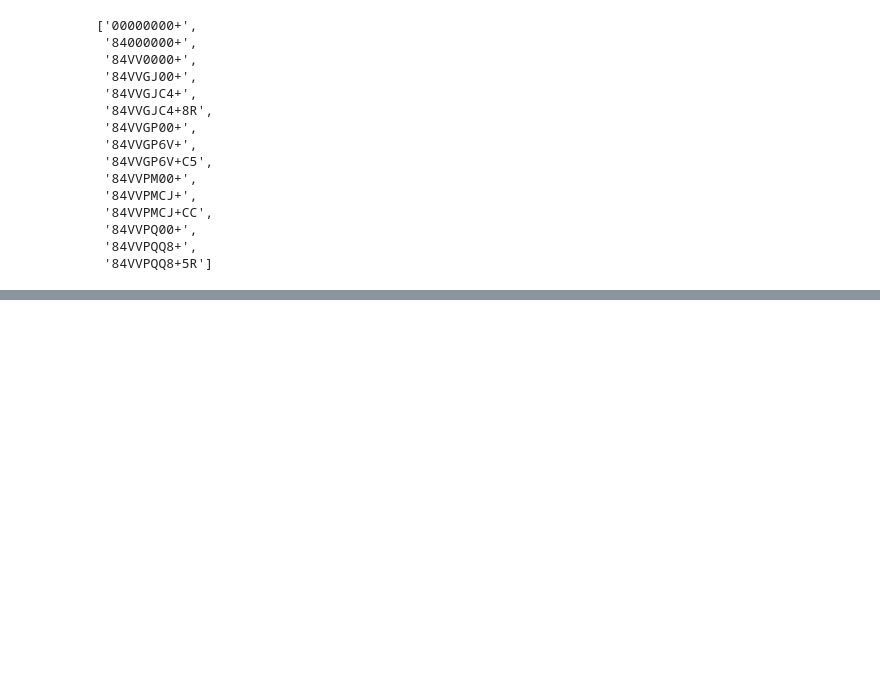
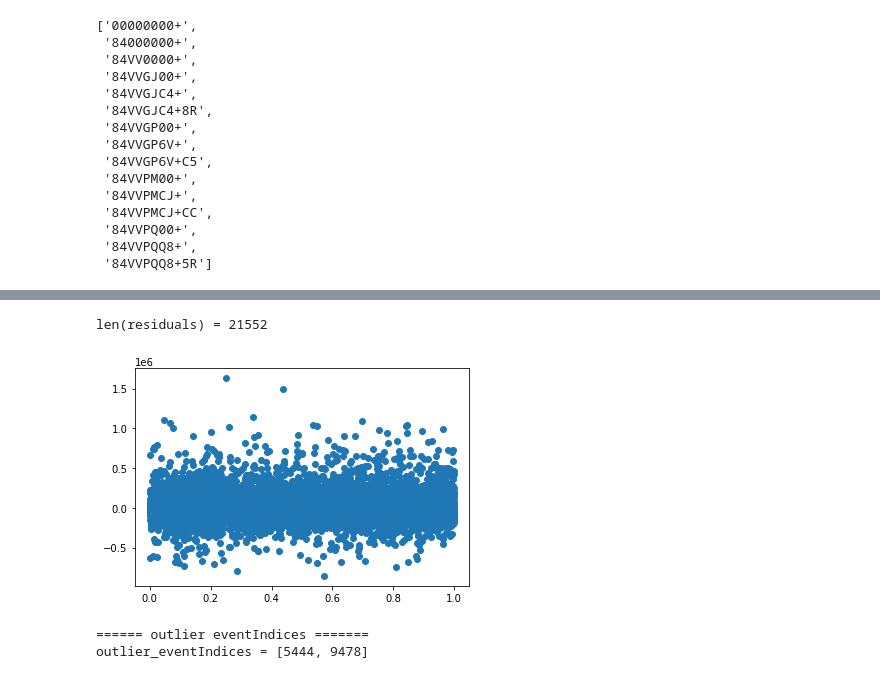
Before and after one commit to korinzumike/dsc-phase-2-project-online, a Jupyter notebook: collins_project2.ipynb, the cells around one changed output, grey strips where cells are left out. Drawn from its saved outputs; the diff is of its cells as text; code cells hidden in the pictures; blank space fills up the shorter version.

```diff
--- a/collins_project2.ipynb
+++ b/collins_project2.ipynb
@@ -1436,0 +1588,11 @@ repr(events_KNN[-1])
+# %%
+def build_ols(df, target, add_constant=False):
+    X = df.drop(columns=[target, col_eventIndex])
+    if add_constant:
+        X = sm.add_constant(X)
+    y = df[target]
+    ols = sm.OLS(y, X).fit()
+    display(ols.summary())
+    return ols
+# %%
+ols = build_ols(df_clean, target=col_target, add_constant=False)
@@ -1436,0 +1625,22 @@ repr(events_KNN[-1])
+# %%
+# plot residuals
+residuals = ols.resid
+x_axis = np.linspace(0, 1, len(residuals))
+print(f"len(residuals) = {len(residuals)}")
+plt.scatter(x_axis, residuals)
+plt.show()
+
+ols_eventIndex = df_clean[col_eventIndex]
+ols_resid = ols.resid
+ols_eventIndex_resid = list(zip(ols_eventIndex, ols_resid))
+outlier_eventIndices = []
+for eventIndex, resid in ols_eventIndex_resid:
+    if np.abs(resid) > 1.25e6:
+        outlier_eventIndices.append(eventIndex)
+print(f"====== outlier eventIndices =======")
+print(f"outlier_eventIndices = {repr(outlier_eventIndices)}\n")
+# %% [output]
+len(residuals) = 21552
+[figure, added]
+====== outlier eventIndices =======
+outlier_eventIndices = [5444, 9478]
```
Also changed, not shown: parts of 10 cells of this notebook, 3 other files.
